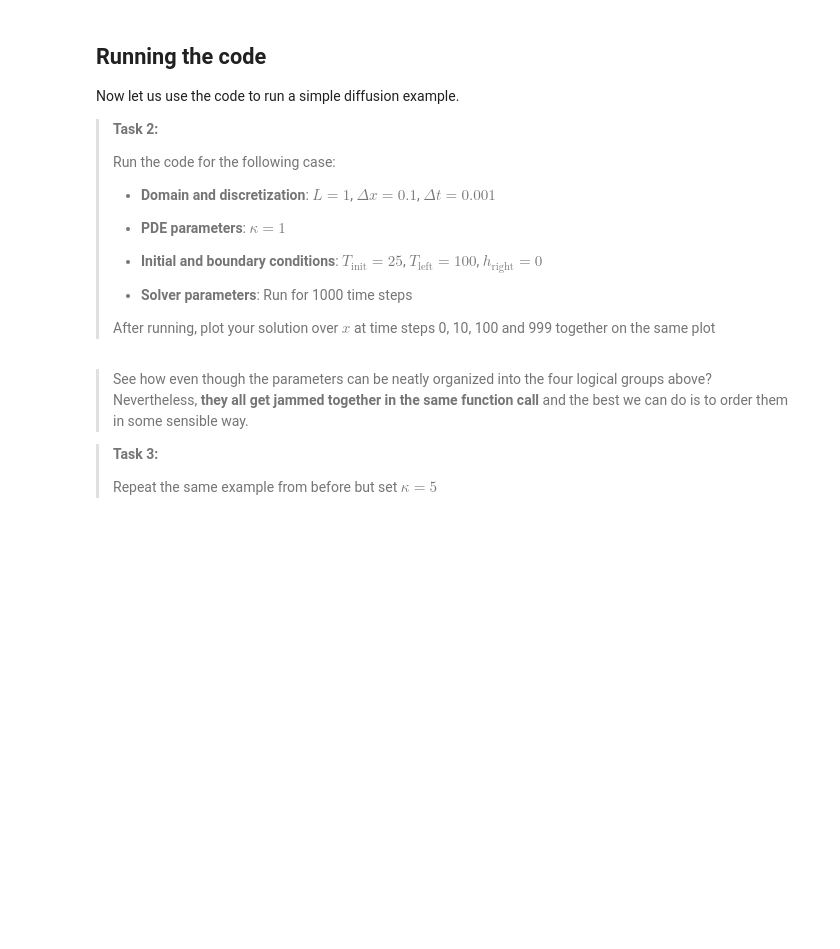
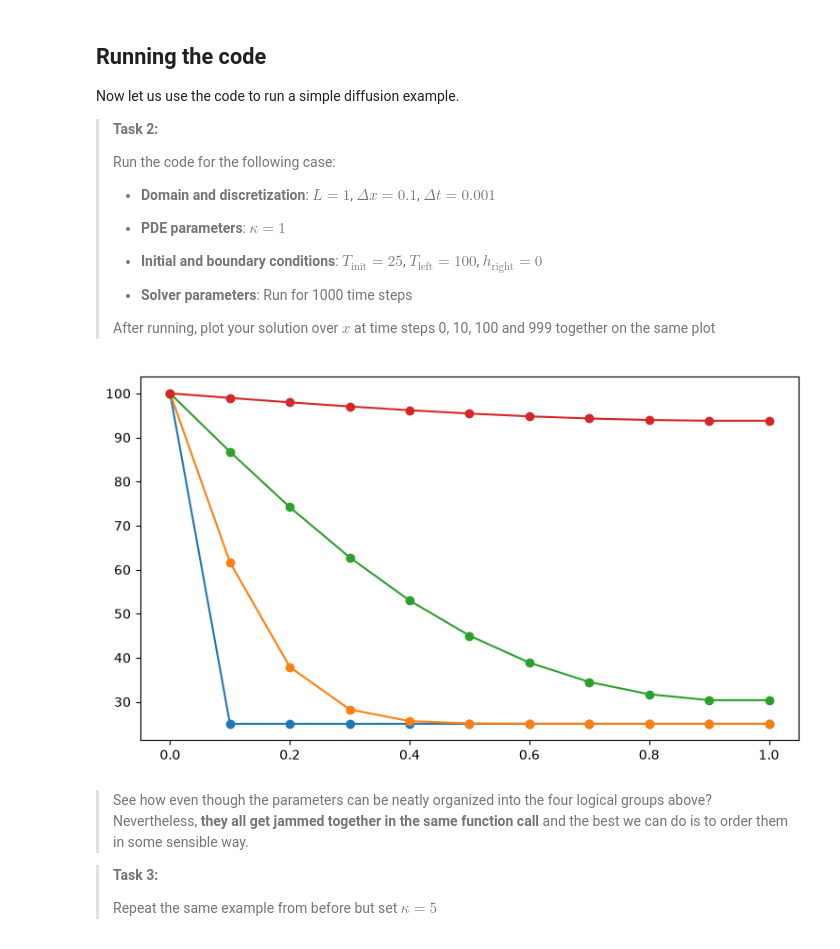
Before and after one commit to sultanhezam070/PA2.1, a Jupyter notebook: 1_functional.ipynb, the cells around one changed output. Cells and saved outputs as stored; diff of their text form; code cells hidden in the pictures; blank space fills up the shorter version.

```diff
--- a/1_functional.ipynb
+++ b/1_functional.ipynb
@@ -32,19 +32,21 @@ def run_diffusion(
     T = np.zeros((n_steps,nx))
 
     # temperature field at t=0
-    T[0,:] = # YOUR_CODE_LINE_HERE
+    T[0,:] =T_init
+    T[0, 0] = T_left
+    T[0, -1] = T[0, -2] + h_right * dx
 
     # loop through time
     for n in range(n_steps-1):
         # solution on the left
-        T[n+1,0] = # YOUR_CODE_LINE_HERE
+        T[n+1,0] =T_left
 
         # solution in the interior
         for m in range(1,nx-1):
-            # YOUR_CODE_LINE_HERE
+            T[n+1,m]= T[n,m]+ kappa*dt/dx**2* (T[n,m+1]-2*T[n,m]+T[n,m-1])
 
         # solution on the right
-        T[n+1,-1] = # YOUR_CODE_LINE_HERE
+            T[n+1, -1] = T[n+1, -2] + h_right * dx
 
     return x, T
 # %% [markdown]
@@ -74,3 +70,25 @@ x,T = # YOUR_CODE_LINE_HERE
+# %%
+
+import matplotlib.pyplot as plt
+# run the solver
+x,T =  run_diffusion(
+    L=1,      # length of the bar
+    dx=0.1,     # discretization in space
+    dt=0.001,    # discretization in time
+    kappa=1,   # heat diffusivity
+    T_init=25, # initial temperature
+    T_left=100,  # Temperature on the left
+    h_right=0, # Flux on the right
+    n_steps =1000, # number of time steps
+    )
+
+# plot the solution
+plt.figure(figsize=(9, 5))
+
+for n in [0, 10, 100, 999]:
+    plt.plot(x, T[n, :], marker='o', label=f"Step {n}")
+# %% [output]
+[figure, added]
 # %% [markdown]
 > See how even though the parameters can be neatly organized into the four logical groups above? Nevertheless, **they all get jammed together in the same function call** and the best we can do is to order them in some sensible way.
 
```
Also changed, not shown: parts of 7 cells of this notebook.
